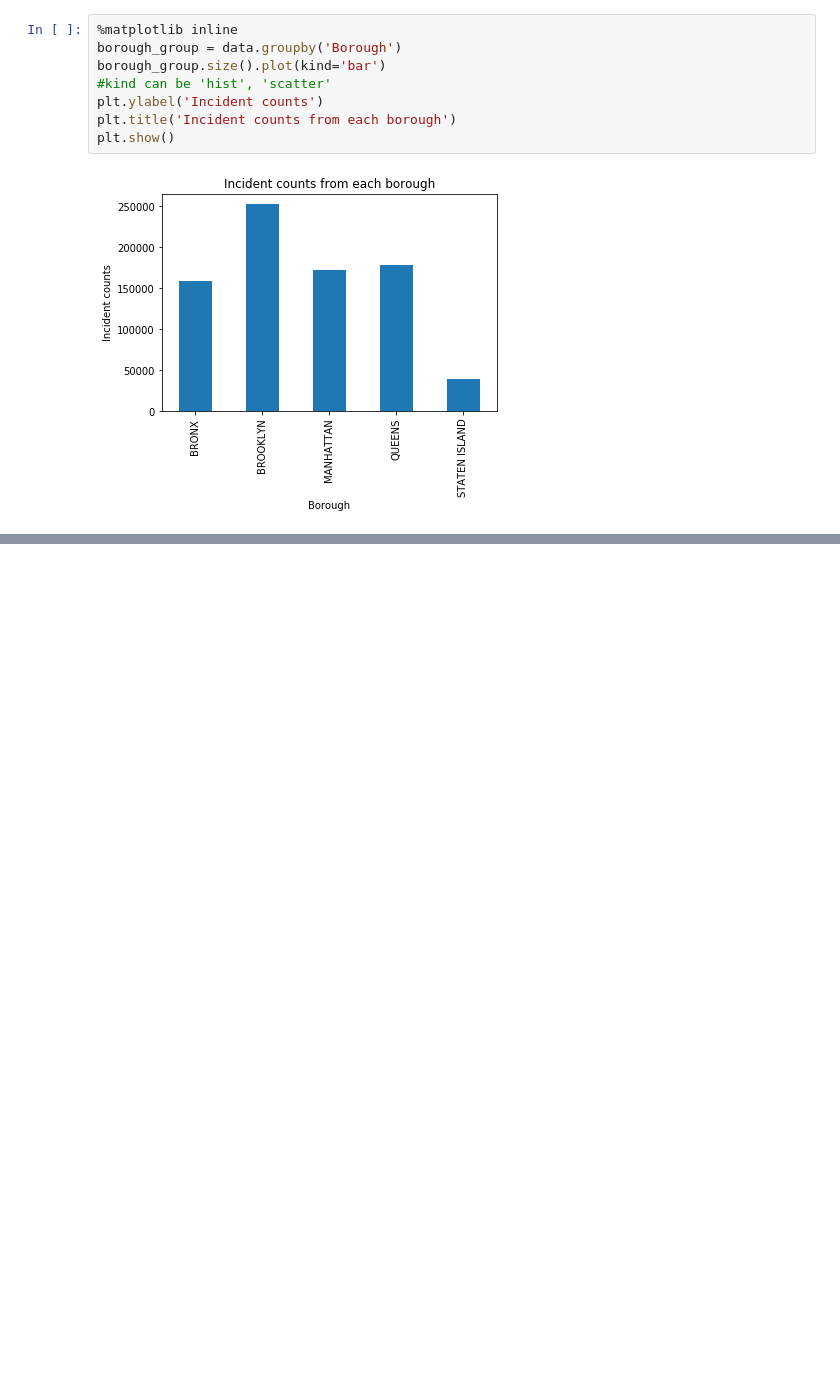
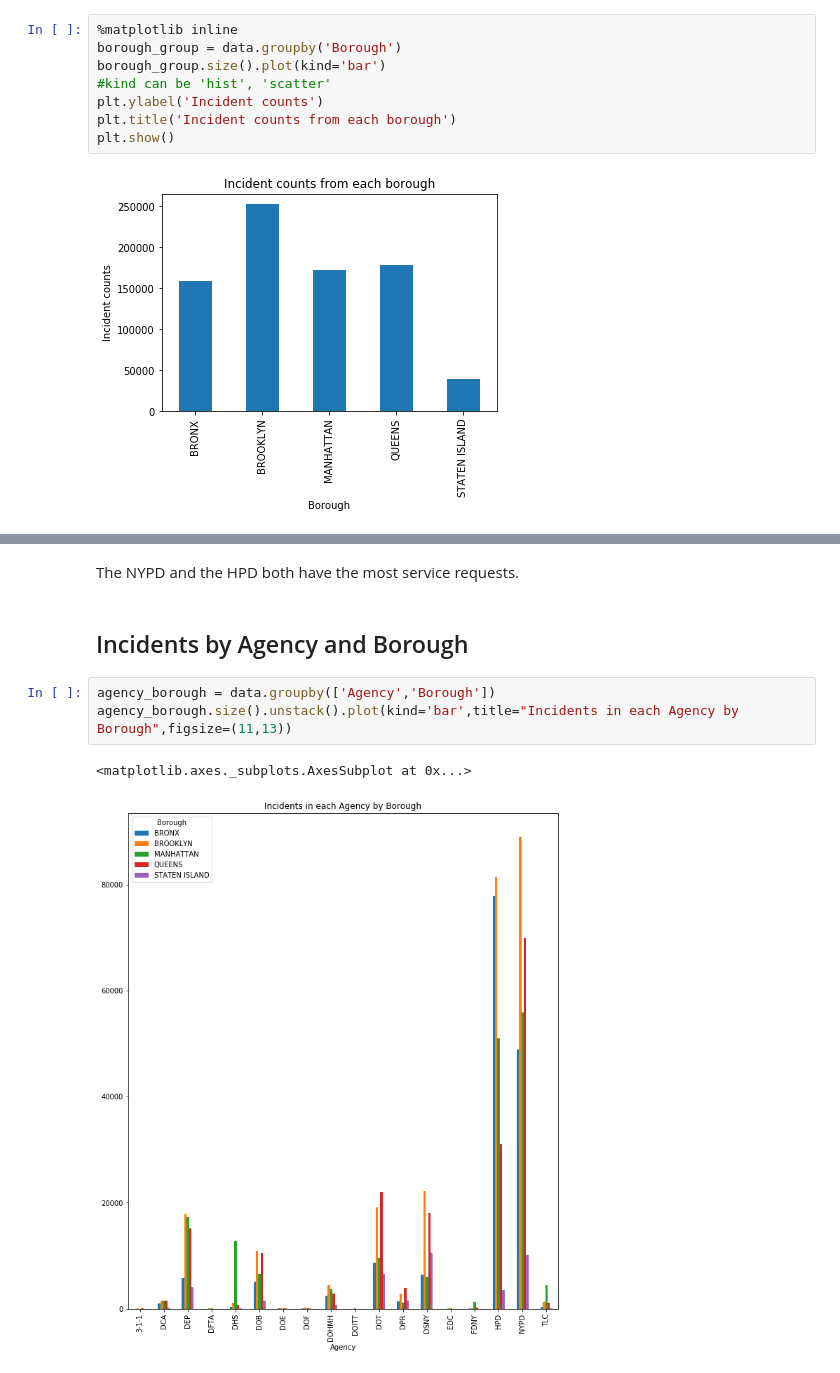
Before and after one commit to gabriel-olufade/NYC_Service_Requests, a Jupyter notebook: NYC Service Requests Project.ipynb, the cells around one changed output, grey strips where cells are left out. Saved outputs shown, nothing was run; the diff lists cells and outputs as text; blank space fills up the shorter version.

```diff
--- a/NYC Service Requests Project.ipynb
+++ b/NYC Service Requests Project.ipynb
@@ -118,0 +134,10 @@ plt.show()
+# %% [markdown]
+The NYPD and the HPD both have the most service requests.
+# %% [markdown]
+## Incidents by Agency and Borough
+# %%
+agency_borough = data.groupby(['Agency','Borough'])
+agency_borough.size().unstack().plot(kind='bar',title="Incidents in each Agency by Borough",figsize=(11,13))
+# %% [output]
+<matplotlib.axes._subplots.AxesSubplot at 0x...>
+[figure, added]
```
Also changed, not shown: parts of 24 cells of this notebook.
